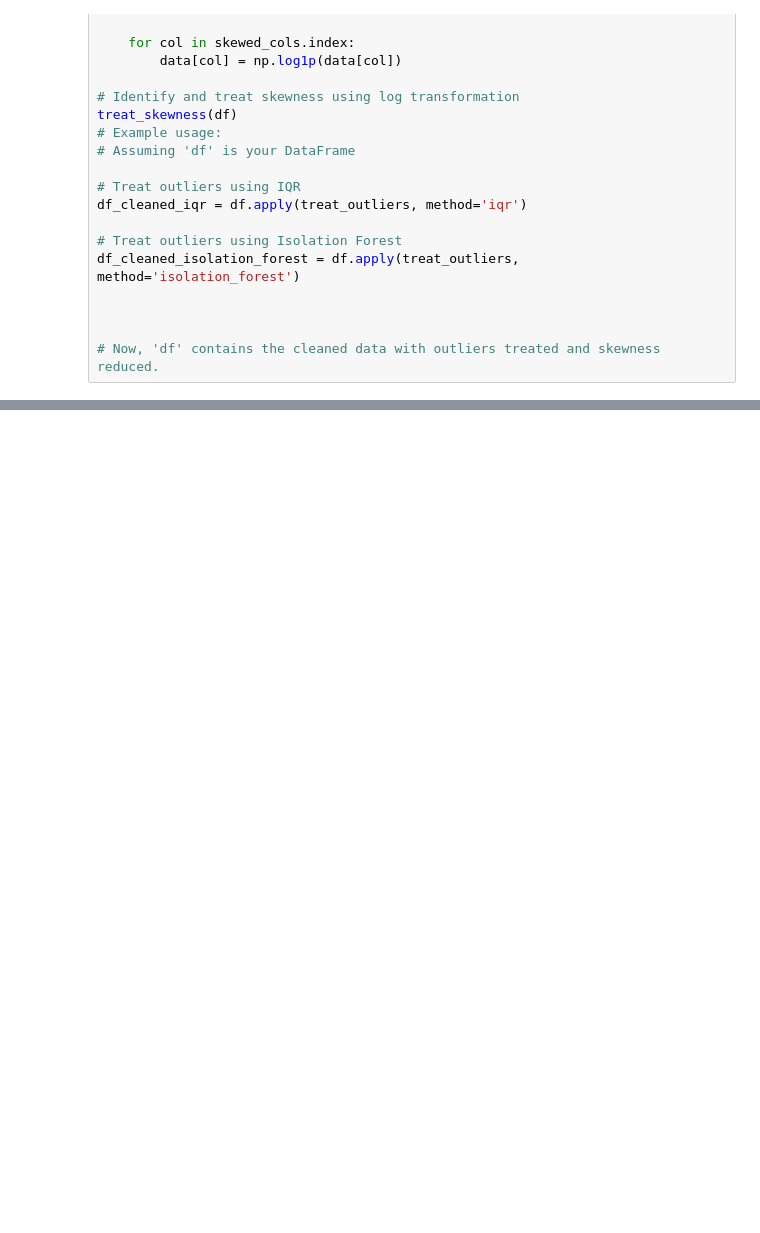
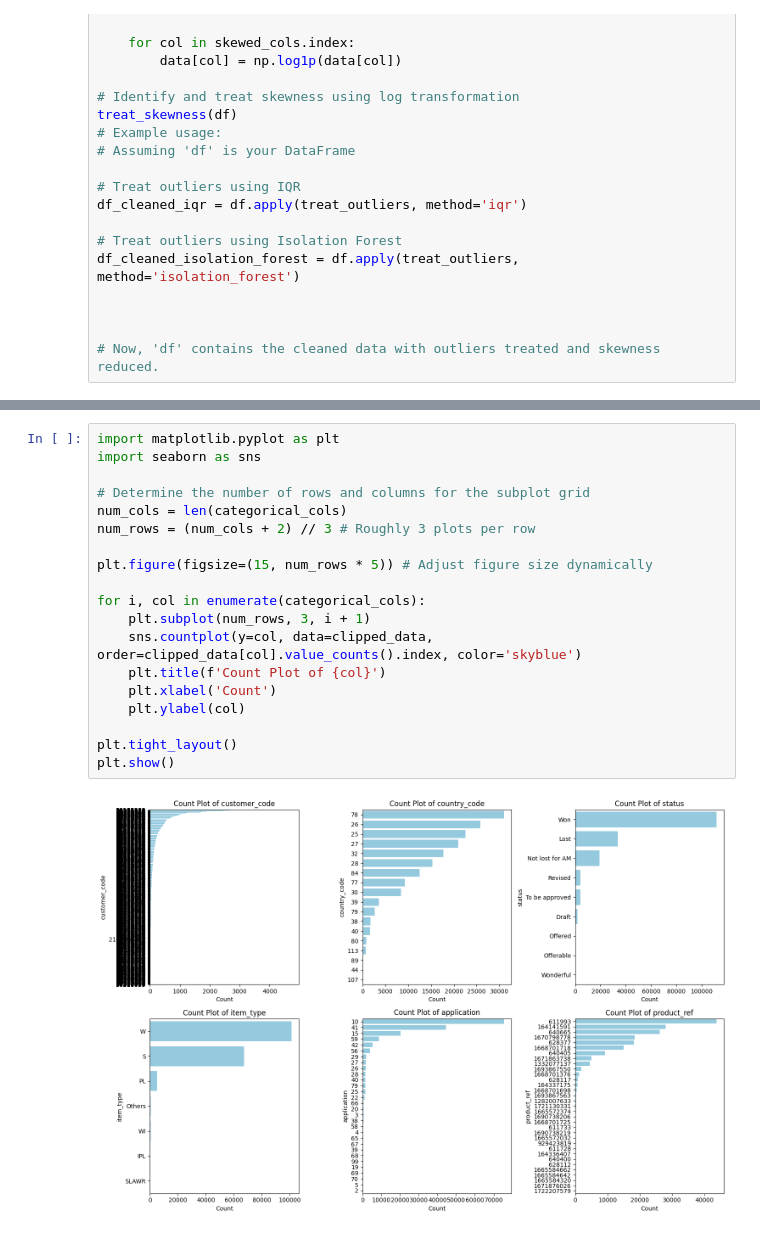
Before and after one commit to Shyams728/copper_ml_project, a Jupyter notebook: copper_EDA.ipynb, the cells around one changed output, grey strips where cells are left out. Drawn from its saved outputs; the diff is of its cells as text; blank space fills up the shorter version.

```diff
--- a/copper_EDA.ipynb
+++ b/copper_EDA.ipynb
@@ -668,0 +747,21 @@ df_cleaned_isolation_forest = df.apply(treat_outliers, method='isolation_forest'
+# %%
+import matplotlib.pyplot as plt
+import seaborn as sns
+
+# Determine the number of rows and columns for the subplot grid
+num_cols = len(categorical_cols)
+num_rows = (num_cols + 2) // 3 # Roughly 3 plots per row
+
+plt.figure(figsize=(15, num_rows * 5)) # Adjust figure size dynamically
+
+for i, col in enumerate(categorical_cols):
+    plt.subplot(num_rows, 3, i + 1)
+    sns.countplot(y=col, data=clipped_data, order=clipped_data[col].value_counts().index, color='skyblue')
+    plt.title(f'Count Plot of {col}')
+    plt.xlabel('Count')
+    plt.ylabel(col)
+
+plt.tight_layout()
+plt.show()
+# %% [output]
+[figure, added]
```
Also changed, not shown: parts of 113 cells of this notebook.
